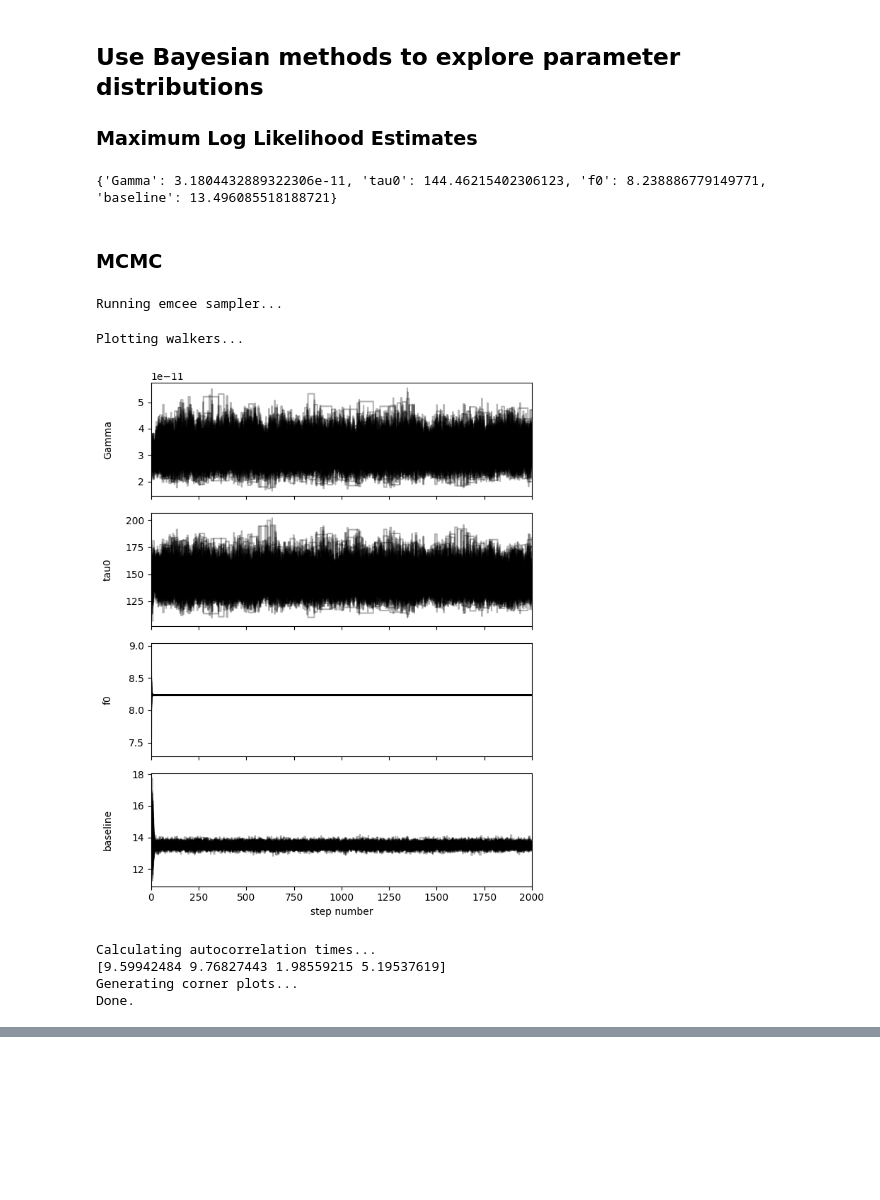
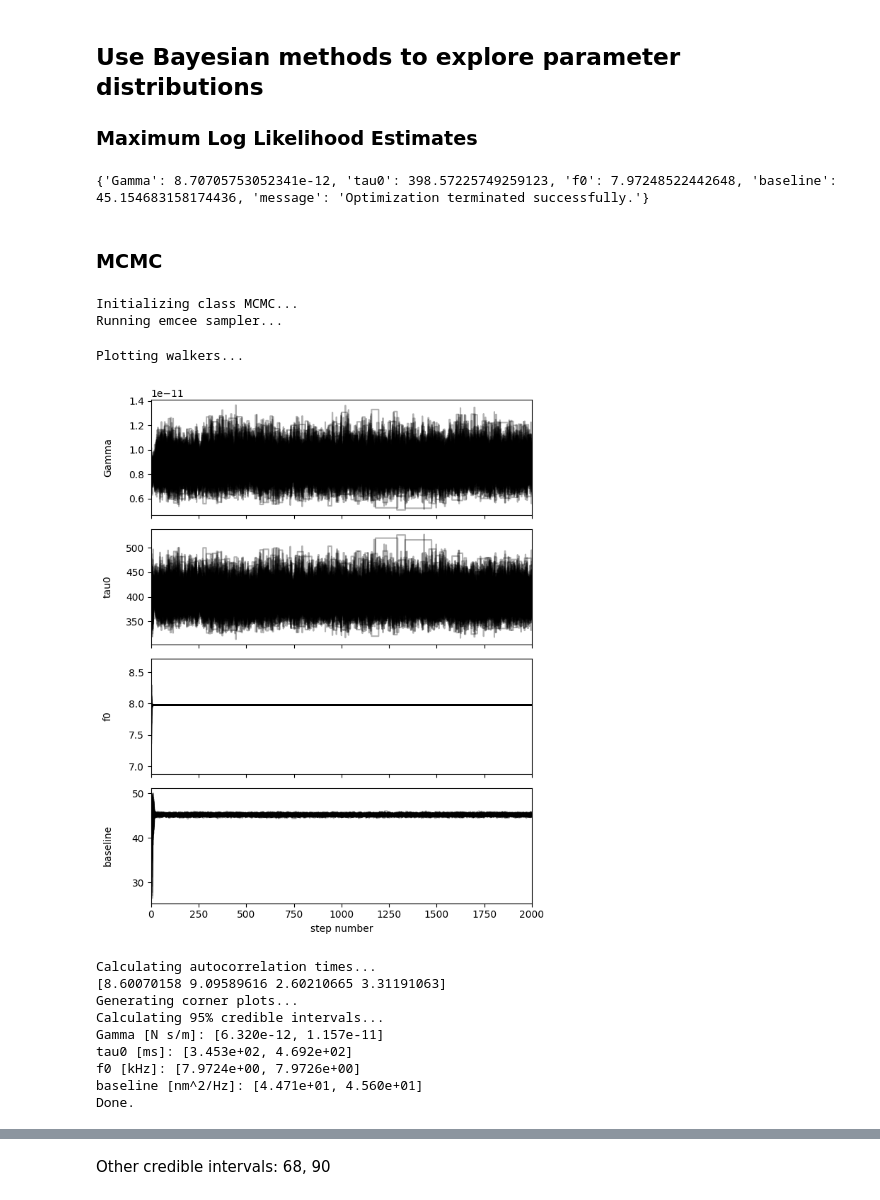
Before and after one commit to klb346/MRFM_BrownianFit, a Jupyter notebook: examples/MRFM_Brownianfit_h5_example.ipynb, the cells around one changed output, grey strips where cells are left out. Cells and saved outputs as stored; diff of their text form; code cells hidden in the pictures; blank space fills up the shorter version.

```diff
--- a/examples/MRFM_Brownianfit_h5_example.ipynb
+++ b/examples/MRFM_Brownianfit_h5_example.ipynb
@@ -21,9 +22,7 @@ os.chdir(path)
 
 # read h5 file for average power spectrum
 
-file = h5py.File(r'brownian_k_20250701_8avgs.h5', 'r')
-
-# extract data and set data types for temp and n_avgs
+file = h5py.File(r'brownian_k_20250924_145412_.h5', 'r')
 
 temp = float(file['temp'][()])
 n_avgs = int(file['n_avgs'][()])
@@ -31,6 +30,6 @@ freq = file['x'][:]
 power = file['y'][:]
 
 # check that data is read as expected
-print( len(freq), len(power))
+print( len(freq), freq.shape)
 print(temp, n_avgs)
 # %% [output]
@@ -45,7 +44,7 @@ print(temp, n_avgs)
 path = r".\\example_outputs"
 
 # set root name for plots and reports
-name="20250701_baysian_8avgs"
+name="brownian_k_20250924_145412_"
 
 #call LVprocessing class
 data = LVprocessing(n_avgs, temp, list(freq), list(power), name=name, path=path)
@@ -128,24 +101,33 @@ Correlations (unreported values are < 0.100)
 
 ### Maximum Log Likelihood Estimates
 # %%
-# define parameter bounds for Gamma, tau0, f0, and baseline
-bounds = [(1e-16,1e-7),(1,5000),(4.5,11),(1,50)]
-
-# find maximum og likelihood estimate
-data.fit.max_likelihood(bounds)
+# find maximum log likelihood estimate
+data.fit.max_likelihood()
 
 print(data.fit.bayesian_result)
 # %% [output]
-{'Gamma': 3.1804432889322306e-11, 'tau0': 144.46215402306123, 'f0': 8.238886779149771, 'baseline': 13.496085518188721}
+{'Gamma': 8.70705753052341e-12, 'tau0': 398.57225749259123, 'f0': 7.97248522442648, 'baseline': 45.154683158174436, 'message': 'Optimization terminated successfully.'}
 # %% [markdown]
 ### MCMC
 # %%
-data.fit.MCMC(bounds, figpath = path)
+# define parameter bounds for Gamma, tau0, f0, and baseline - this will result in a uniform prior within these bounds
+bounds = [(1e-16,1e-7),(1,5000),(4.5,11),(1,50)]
+
+#initalize MCMC class
+bayes_inf = MCMC(data.fit)
+
+bayes_inf.run(param_bounds=bounds, n=95)
 # %% [output]
+Initializing class MCMC...
 Running emcee sampler...
 Plotting walkers...
-[figure, old version]
+[figure, new version]
 Calculating autocorrelation times...
-[9.59942484 9.76827443 1.98559215 5.19537619]
+[8.60070158 9.09589616 2.60210665 3.31191063]
 Generating corner plots...
+Calculating 95% credible intervals...
+Gamma [N s/m]: [6.320e-12, 1.157e-11]
+tau0 [ms]: [3.453e+02, 4.692e+02]
+f0 [kHz]: [7.9724e+00, 7.9726e+00]
+baseline [nm^2/Hz]: [4.471e+01, 4.560e+01]
 Done.
@@ -152,0 +135,2 @@ Done.
+# %% [markdown]
+Other credible intervals: 68, 90
```
Also changed, not shown: parts of 10 cells of this notebook, 27 other files.
